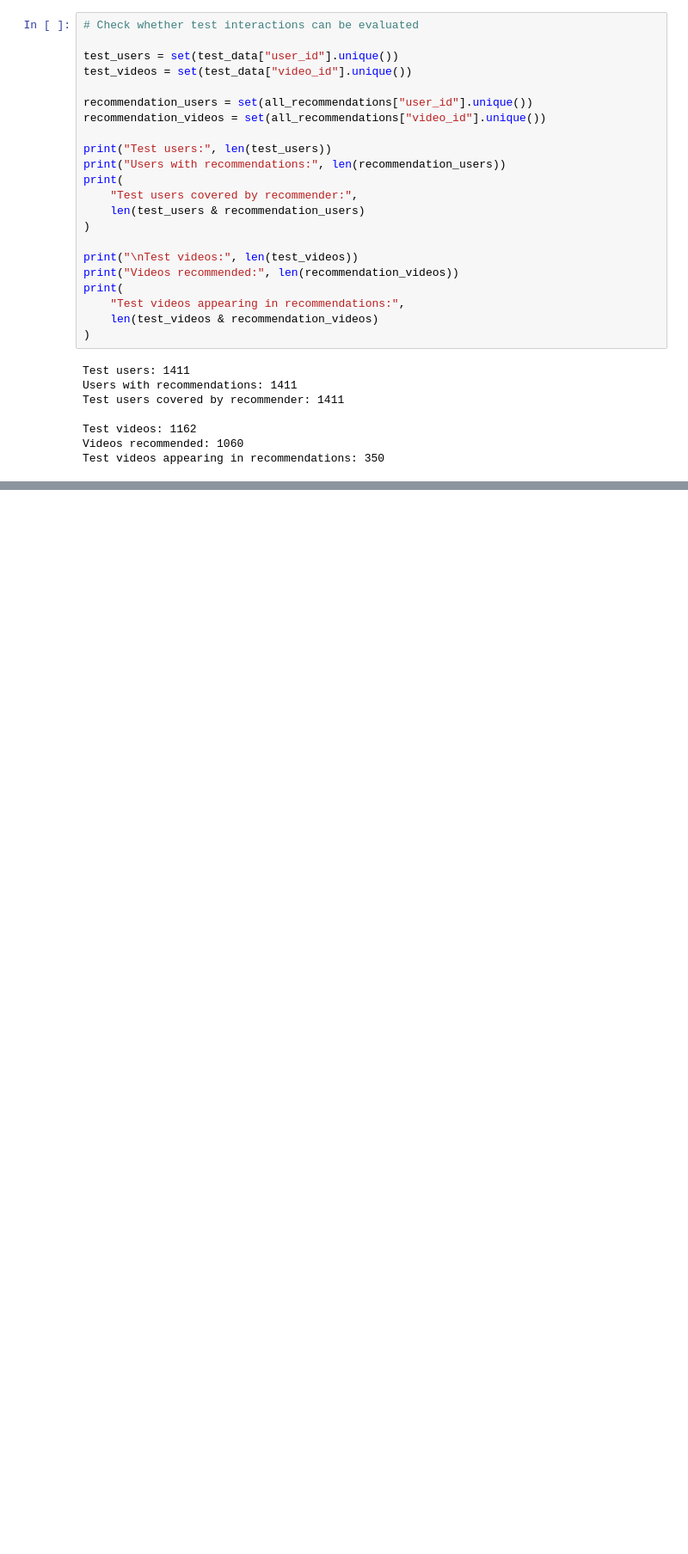
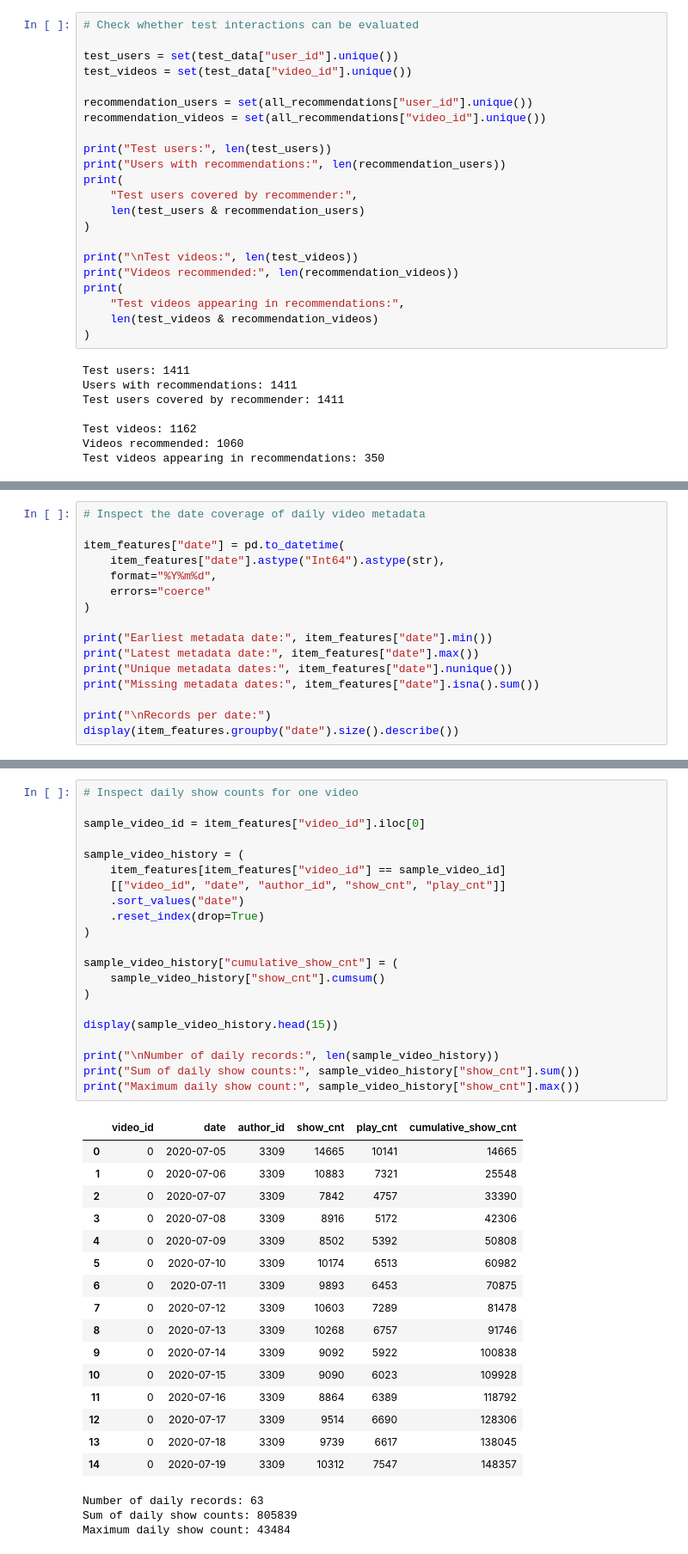
Before and after one commit to ShruteePatil12/Spotlight_project, a Jupyter notebook: notebooks/01_data_exploration.ipynb, the cells around one changed output, grey strips where cells are left out. Shown at 86% size. Cells and saved outputs as stored; diff of their text form; blank space fills up the shorter version.

```diff
--- a/notebooks/01_data_exploration.ipynb
+++ b/notebooks/01_data_exploration.ipynb
@@ -1264,0 +1712,16 @@ Test videos appearing in recommendations: 350
+# %%
+# Inspect the date coverage of daily video metadata
+
+item_features["date"] = pd.to_datetime(
+    item_features["date"].astype("Int64").astype(str),
+    format="%Y%m%d",
+    errors="coerce"
+)
+
+print("Earliest metadata date:", item_features["date"].min())
+print("Latest metadata date:", item_features["date"].max())
+print("Unique metadata dates:", item_features["date"].nunique())
+print("Missing metadata dates:", item_features["date"].isna().sum())
+
+print("\nRecords per date:")
+display(item_features.groupby("date").size().describe())
@@ -1264,0 +1744,41 @@ Test videos appearing in recommendations: 350
+# %%
+# Inspect daily show counts for one video
+
+sample_video_id = item_features["video_id"].iloc[0]
+
+sample_video_history = (
+    item_features[item_features["video_id"] == sample_video_id]
+    [["video_id", "date", "author_id", "show_cnt", "play_cnt"]]
+    .sort_values("date")
+    .reset_index(drop=True)
+)
+
+sample_video_history["cumulative_show_cnt"] = (
+    sample_video_history["show_cnt"].cumsum()
+)
+
+display(sample_video_history.head(15))
+
+print("\nNumber of daily records:", len(sample_video_history))
+print("Sum of daily show counts:", sample_video_history["show_cnt"].sum())
+print("Maximum daily show count:", sample_video_history["show_cnt"].max())
+# %% [output]
+|  | video_id | date | author_id | show_cnt | play_cnt | cumulative_show_cnt |
+| 0 | 0 | 2020-07-05 | 3309 | 14665 | 10141 | 14665 |
+| 1 | 0 | 2020-07-06 | 3309 | 10883 | 7321 | 25548 |
+| 2 | 0 | 2020-07-07 | 3309 | 7842 | 4757 | 33390 |
+| 3 | 0 | 2020-07-08 | 3309 | 8916 | 5172 | 42306 |
+| 4 | 0 | 2020-07-09 | 3309 | 8502 | 5392 | 50808 |
+| 5 | 0 | 2020-07-10 | 3309 | 10174 | 6513 | 60982 |
+| 6 | 0 | 2020-07-11 | 3309 | 9893 | 6453 | 70875 |
+| 7 | 0 | 2020-07-12 | 3309 | 10603 | 7289 | 81478 |
+| 8 | 0 | 2020-07-13 | 3309 | 10268 | 6757 | 91746 |
+| 9 | 0 | 2020-07-14 | 3309 | 9092 | 5922 | 100838 |
+| 10 | 0 | 2020-07-15 | 3309 | 9090 | 6023 | 109928 |
+| 11 | 0 | 2020-07-16 | 3309 | 8864 | 6389 | 118792 |
+| 12 | 0 | 2020-07-17 | 3309 | 9514 | 6690 | 128306 |
+| 13 | 0 | 2020-07-18 | 3309 | 9739 | 6617 | 138045 |
+| 14 | 0 | 2020-07-19 | 3309 | 10312 | 7547 | 148357 |
+Number of daily records: 63
+Sum of daily show counts: 805839
+Maximum daily show count: 43484
```
Also changed, not shown: parts of 61 cells of this notebook.
